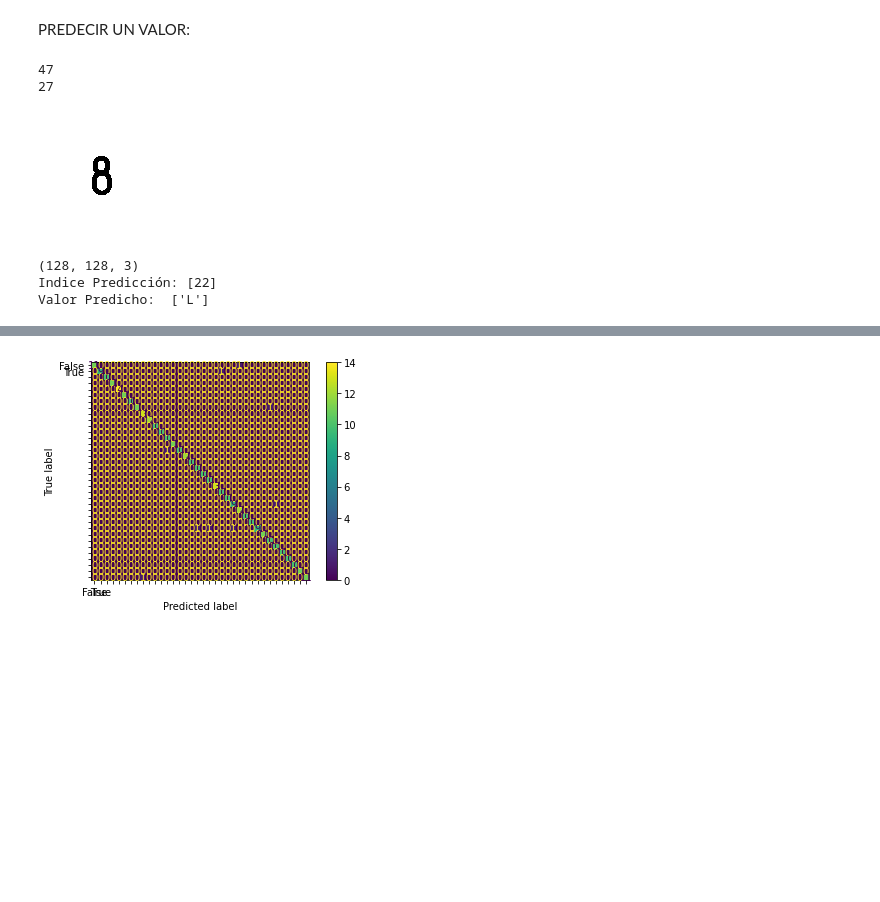
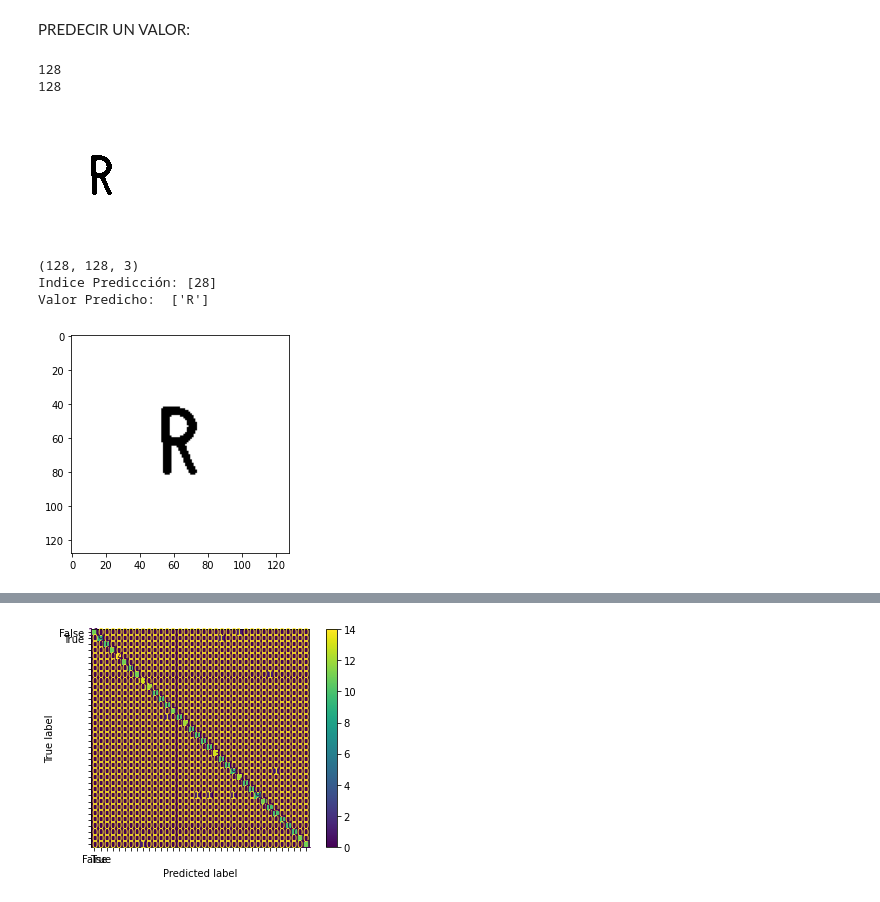
Before and after one commit to CarlosDev0/DeteccionPlacas, a Jupyter notebook: Detección_Placas5.ipynb, the cells around one changed output, grey strips where cells are left out. Drawn from its saved outputs; the diff is of its cells as text; code cells hidden in the pictures; blank space fills up the shorter version.

```diff
--- a/Detección_Placas5.ipynb
+++ b/Detección_Placas5.ipynb
@@ -355,48 +354,42 @@ PREDECIR UN VALOR:
 # %%
 s = (128,128)
 imagenBlanca = np.ones(s, dtype=np.uint8)*255
-#cp =np.ones((50,50),np.uint8)
-#roi = img[top_y:bottom_y, left_x:right_x]
-gray1 = cv2.cvtColor(file0, cv2.COLOR_BGR2GRAY)
-gray2,file1= cv2.threshold(gray1,125,255,cv2.THRESH_BINARY+cv2.THRESH_OTSU)
-h,w= file1.shape[:2]
+plt.imshow(X_test2[377,:])
+
+img1 = cv2.cvtColor(X_test2[377,:], cv2.COLOR_BGR2GRAY) #New
+#gray1 = cv2.cvtColor(X_test2[250,:], cv2.COLOR_BGR2GRAY)
+#gray2,file1= cv2.threshold(gray1,125,255,cv2.THRESH_BINARY+cv2.THRESH_OTSU)
+h,w= img1.shape[:2]
 print(h)
 print(w)
 h_img, w_img = imagenBlanca.shape[:2]
 
 center_x = int(w_img/2)
 center_y = int(h_img/2)
 
 top_y = center_y - int(h/2)
 left_x = center_x - int(w/2)
 bottom_y = top_y + h
 right_x = left_x + w
 
 roi = imagenBlanca[top_y:bottom_y, left_x:right_x]
-result = cv2.addWeighted(file1, 1, w, 0, 0)
+result = cv2.addWeighted(img1, 1, w, 0, 0)
 imagenBlanca[top_y:bottom_y, left_x:right_x] = result
 
-#result = cv2.addWeighted(imagenBlanca, 1, file0, 0.3, 0)
 imagenBlanca = cv2.cvtColor(imagenBlanca, cv2.COLOR_GRAY2RGB)
 cv2_imshow(imagenBlanca)
 print(imagenBlanca.shape)
 indicePrediccion = (model.predict( np.array( [imagenBlanca,] )  )).argmax(axis=1)
 print('Indice Predicción:', indicePrediccion)
 print('Valor Predicho: ',dictEtiquetas[int(indicePrediccion)])
-#new_img = Image.new('RGB', (128, 128))
-      #imagen.append(new_img)
-#cv2_imshow(new_img)
-#print('new_image:',imga.shape)
-#      print('imagen:',imagen.shape)
-      #my_dest_image = imagen * imga[...,None]
-      #imga1 = np.concatenate((imagen, imga), axis=1) #Solo aplica para imagenes del mismo tamaño.
 # %% [output]
-47
-27
+128
+128
-[figure, old version]
+[figure, new version]
 (128, 128, 3)
-Indice Predicción: [22]
-Valor Predicho:  ['L']
+Indice Predicción: [28]
+Valor Predicho:  ['R']
+[figure, added]
 # %%
 #print((X_test2[200,:]).shape)
 #imagen = X_test2[273,:] #O
```
Also changed, not shown: parts of 15 cells of this notebook, 1 other file.
